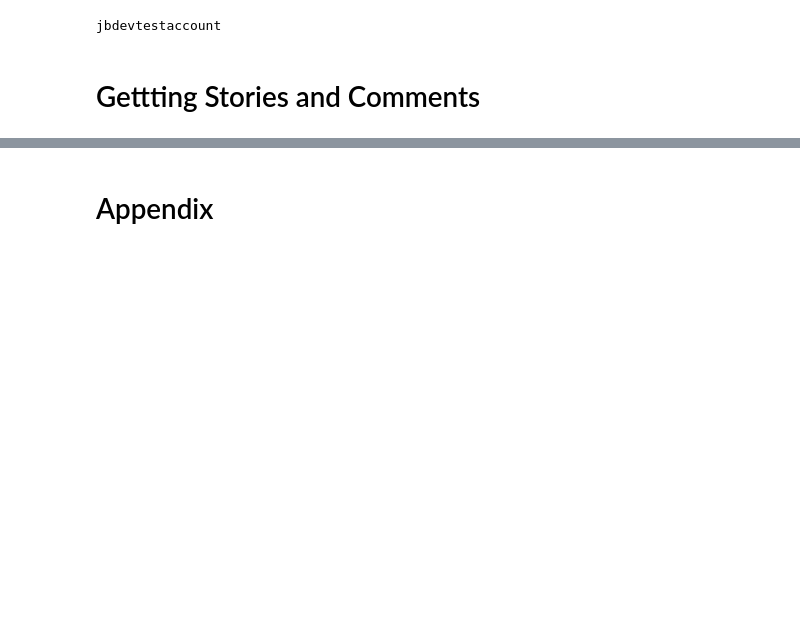
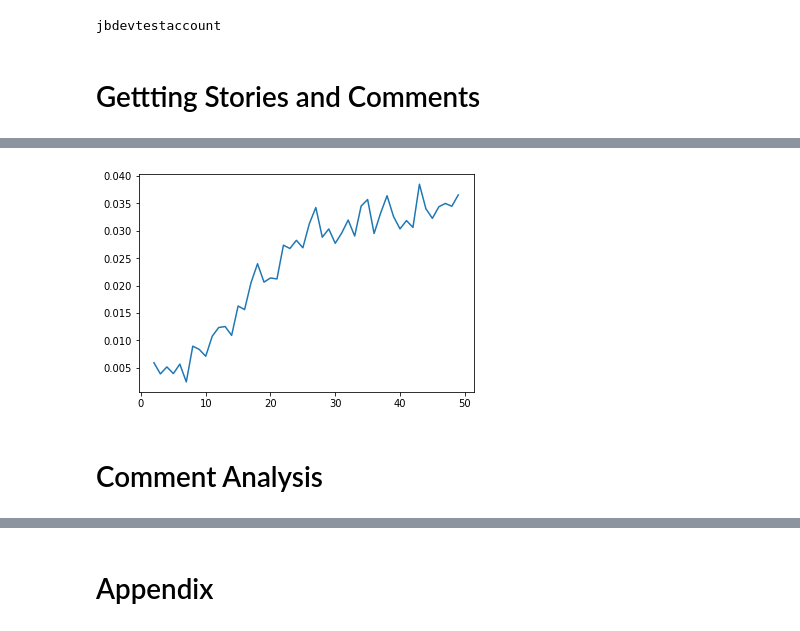
Before and after one commit to CSE6242TEAM135/Nosleep-Recommender-System, a Jupyter notebook: reddit_scraping.ipynb, the cells around one changed output, grey strips where cells are left out. Saved outputs shown, nothing was run; the diff lists cells and outputs as text; code cells hidden in the pictures; blank space fills up the shorter version.

```diff
--- a/reddit_scraping.ipynb
+++ b/reddit_scraping.ipynb
@@ -95,0 +144,5 @@ comment_test
+# %%
+# Make a TF-IDF
+vectorizer = TfidfVectorizer(stop_words=stopwords.words('english'),max_features=20000, max_df = 0.5, use_idf = True, ngram_range=(1,3))
+X = vectorizer.fit_transform(story_df['processed'])
+X.shape
@@ -95,0 +151,13 @@ comment_test
+# %%
+terms = vectorizer.get_feature_names()
+# %%
+U, Sigma, VT = randomized_svd(X, n_components=5, n_iter=100,
+                              random_state=0)
+#printing the concepts
+for i, comp in enumerate(VT):
+        terms_comp = zip(terms, comp)
+        sorted_terms = sorted(terms_comp, key= lambda x:x[1], reverse=True)[:10]
+        print("Concept "+str(i)+": ")
+        for t in sorted_terms:
+            print(t[0])
+        print(" ")
@@ -95,0 +182,14 @@ comment_test
+# %%
+scores = []
+for i in range(2,50):
+    km = KMeans(n_clusters=i).fit(X)
+    labels = km.labels_
+    score = silhouette_score(X, labels, metric='cosine')
+    scores.append(score)
+# %%
+plt.plot(range(2,50),scores)
+plt.show()
+# %% [output]
+[figure, added]
+# %% [markdown]
+# Comment Analysis
```
Also changed, not shown: parts of 17 cells of this notebook.
